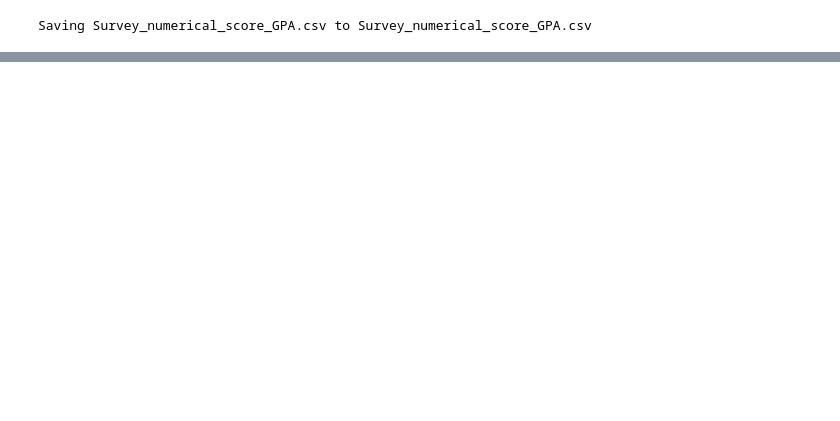
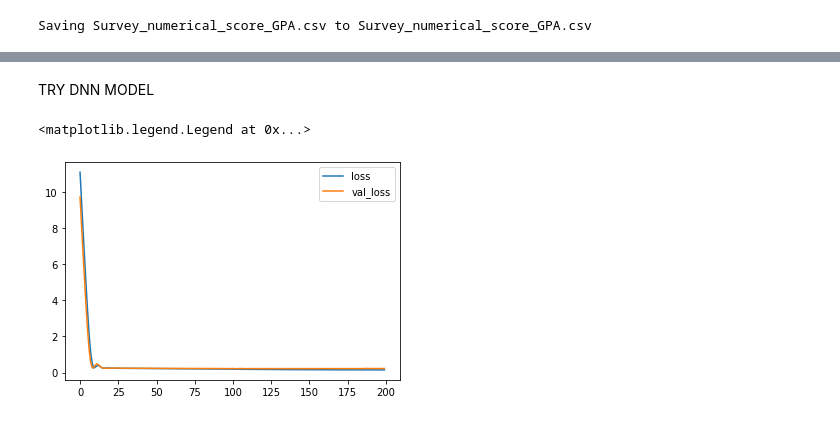
Before and after one commit to ayanoglu/OrtalamaTahmin, a Jupyter notebook: REDGPAmain.ipynb, the cells around one changed output, grey strips where cells are left out. Drawn from its saved outputs; the diff is of its cells as text; code cells hidden in the pictures; blank space fills up the shorter version.

```diff
--- a/REDGPAmain.ipynb
+++ b/REDGPAmain.ipynb
@@ -137,0 +101,23 @@ model.Sequential()
+# %%
+# RBF: Radial-basis function kernel (aka squared-exponential kernel)
+#      Length Scale ; A vector with the same number of dimensions as the inputs X (anisotropic variant of the kernel)
+# WhiteKernel: Adds noise to the Kernel
+# ConstantKernel: Adding a constant kernel is equivalent to adding a constant.
+
+kernel = ConstantKernel(1.0) + ConstantKernel(1.0) * RBF(length_scale = 41)  + WhiteKernel(5)
+
+# kernel2 = ConstantKernel(1.0) + ConstantKernel(1.0) * 1.0 * Matern(length_scale=1.0, nu=1.5) + WhiteKernel(5)
+ # The parameter nu controlling the smoothness of the learned function.
+ # The smaller nu, the less smooth the approximated function is.For nu=inf, the kernel becomes equivalent to the RBF kernel
+ # and for nu=0.5 to the absolute exponential kernel. Important intermediate values are nu=1.5 (once differentiable functions)
+ # and nu=2.5 (twice differentiable functions). Note that values of nu not in [0.5, 1.5, 2.5, inf] incur a considerably higher computational cost
+ # (appr. 10 times higher) since they require to evaluate the modified Bessel function.
+ # Furthermore, in contrast to l, nu is kept fixed to its initial value and not optimized.
+
+#
+
+# n_restarts_optimizer: The number of restarts of the optimizer for finding the kernel's parameters which maximize the log-marginal likelihood.
+model = GaussianProcessRegressor(kernel=kernel, n_restarts_optimizer=1)
+model.fit(X_train_Input, y_train)
+y_pred_tr, y_pred_tr_std = model.predict(X_train_Input, return_std=True)
+y_pred_te, y_pred_te_std = model.predict(X_test_Input, return_std=True)
@@ -137,0 +180,2 @@ model.Sequential()
+# %% [markdown]
+TRY DNN MODEL
@@ -137,0 +197,24 @@ model.Sequential()
+# %%
+# create model
+model1 = Sequential()
+model1.add(Dense(42, input_dim=42, kernel_initializer='normal', activation='relu'))
+model1.add(Dense(1, kernel_initializer='normal'))
+# Compile model
+model1.compile(loss='mean_squared_error', optimizer='adam')
+
+# evaluate model
+estimator = KerasRegressor(build_fn=model1, epochs=100, batch_size=5, verbose=0)
+kfold = KFold(n_splits=10)
+history = model1.fit(X_train_Input, y_train, epochs=200, validation_split=0.2)
+# results = cross_val_score(estimator, X, Y, cv=kfold)
+# print("Baseline: %.2f (%.2f) MSE" % (results.mean(), results.std()))
+# %%
+#plot the loss and validation loss of the dataset
+history_df = pd.DataFrame(history.history)
+plt.plot(history_df['loss'], label='loss')
+plt.plot(history_df['val_loss'], label='val_loss')
+
+plt.legend()
+# %% [output]
+<matplotlib.legend.Legend at 0x...>
+[figure, added]
```
Also changed, not shown: parts of 36 cells of this notebook.
